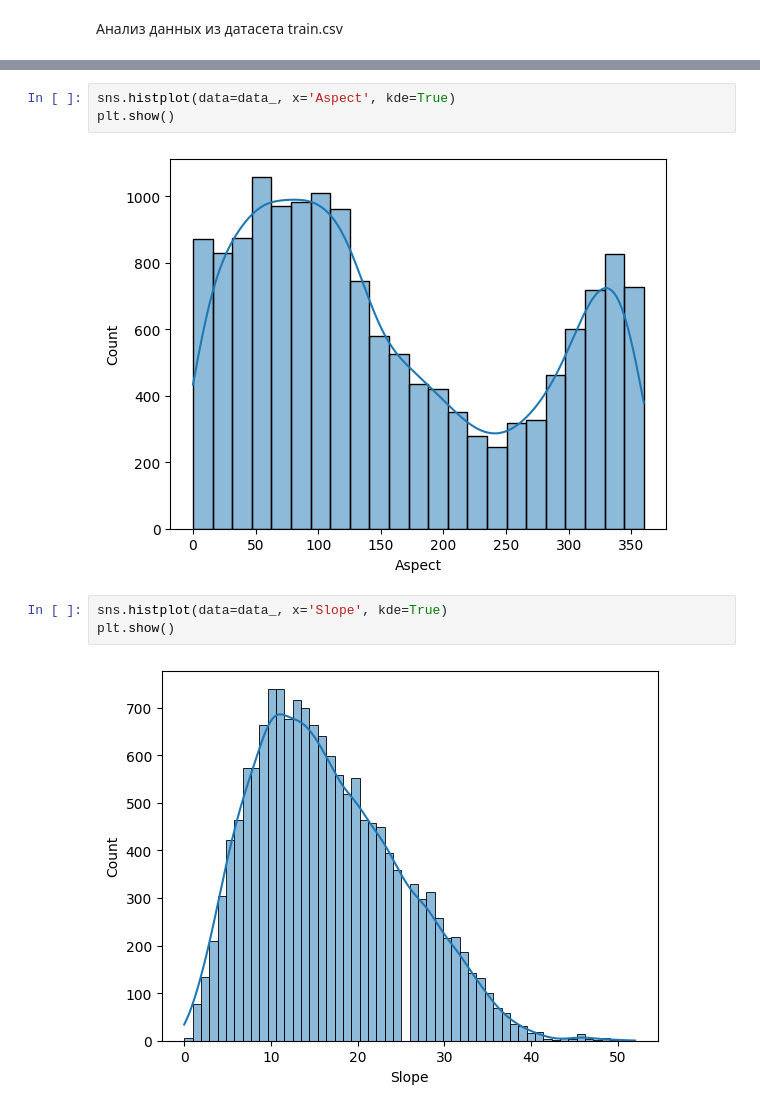
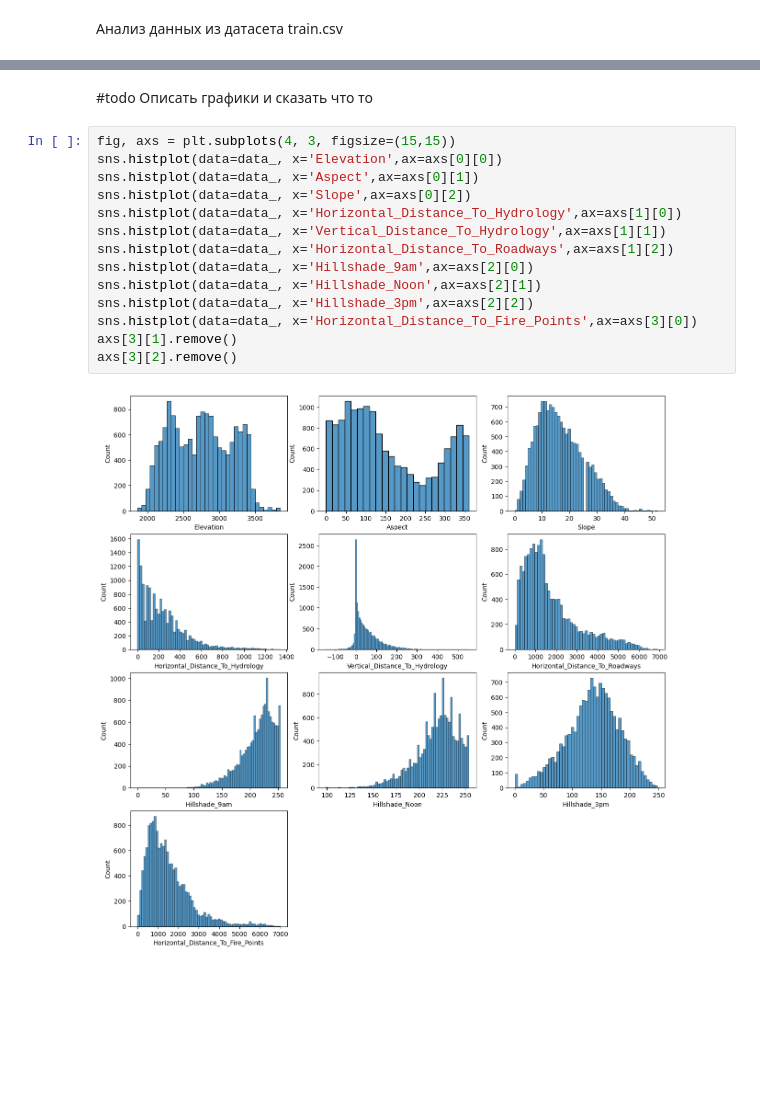
Before and after one commit to Axeleeyy/Test-DS_ML, a Jupyter notebook: EDA.ipynb, the cells around one changed output, grey strips where cells are left out. Drawn from its saved outputs; the diff is of its cells as text; blank space fills up the shorter version.

```diff
--- a/EDA.ipynb
+++ b/EDA.ipynb
@@ -130,10 +92,19 @@ plt.show()
-# %%
-sns.histplot(data=data_, x='Aspect', kde=True)
-plt.show()
-# %% [output]
-[figure, removed]
-# %%
-sns.histplot(data=data_, x='Slope', kde=True)
-plt.show()
-# %% [output]
-[figure, removed]
+# %% [markdown]
+#todo
+Описать графики и сказать что то
+# %%
+fig, axs = plt.subplots(4, 3, figsize=(15,15))
+sns.histplot(data=data_, x='Elevation',ax=axs[0][0])
+sns.histplot(data=data_, x='Aspect',ax=axs[0][1])
+sns.histplot(data=data_, x='Slope',ax=axs[0][2])
+sns.histplot(data=data_, x='Horizontal_Distance_To_Hydrology',ax=axs[1][0])
+sns.histplot(data=data_, x='Vertical_Distance_To_Hydrology',ax=axs[1][1])
+sns.histplot(data=data_, x='Horizontal_Distance_To_Roadways',ax=axs[1][2])
+sns.histplot(data=data_, x='Hillshade_9am',ax=axs[2][0])
+sns.histplot(data=data_, x='Hillshade_Noon',ax=axs[2][1])
+sns.histplot(data=data_, x='Hillshade_3pm',ax=axs[2][2])
+sns.histplot(data=data_, x='Horizontal_Distance_To_Fire_Points',ax=axs[3][0])
+axs[3][1].remove()
+axs[3][2].remove()
+# %% [output]
+[figure, added]
```
Also changed, not shown: parts of 11 cells of this notebook.
